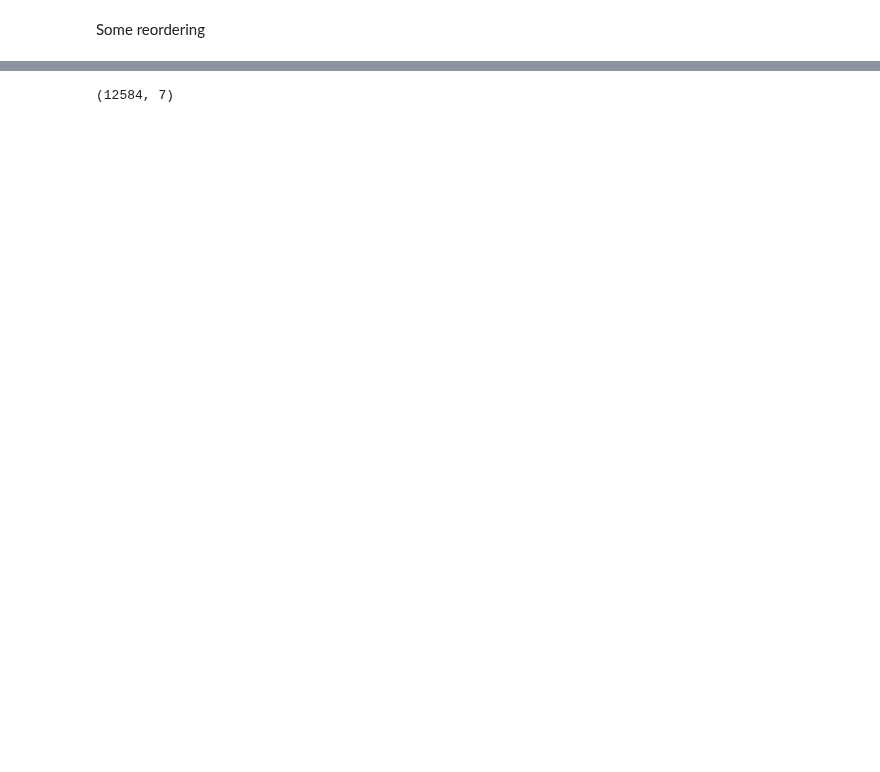
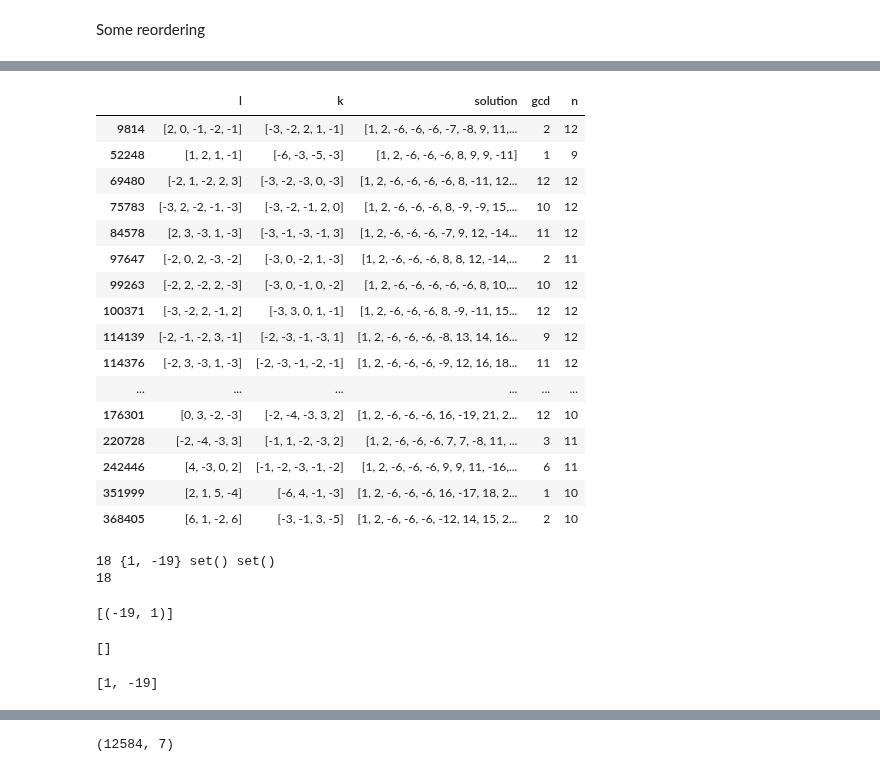
Before and after one commit to LBJ-Wade/anomaly, a Jupyter notebook: Type_II_Dark_Dirac_Seesaw.ipynb, the cells around one changed output, grey strips where cells are left out. Saved outputs shown, nothing was run; the diff lists cells and outputs as text; code cells hidden in the pictures; blank space fills up the shorter version.

```diff
--- a/Type_II_Dark_Dirac_Seesaw.ipynb
+++ b/Type_II_Dark_Dirac_Seesaw.ipynb
@@ -35 +265,38 @@ $$ \nu+s=0$$
+# %%
+ds[ds['solution'].astype(str).str.contains('\[1, 2, -6, -6, -6')]# ,−6,−6,−6,8,9,9,−11
+# %% [output]
+|  | l | k | solution | gcd | n |
+| 9814 | [2, 0, -1, -2, -1] | [-3, -2, 2, 1, -1] | [1, 2, -6, -6, -6, -7, -8, 9, 11,... | 2 | 12 |
+| 52248 | [1, 2, 1, -1] | [-6, -3, -5, -3] | [1, 2, -6, -6, -6, 8, 9, 9, -11] | 1 | 9 |
+| 69480 | [-2, 1, -2, 2, 3] | [-3, -2, -3, 0, -3] | [1, 2, -6, -6, -6, -6, 8, -11, 12... | 12 | 12 |
+| 75783 | [-3, 2, -2, -1, -3] | [-3, -2, -1, 2, 0] | [1, 2, -6, -6, -6, 8, -9, -9, 15,... | 10 | 12 |
+| 84578 | [2, 3, -3, 1, -3] | [-3, -1, -3, -1, 3] | [1, 2, -6, -6, -6, -7, 9, 12, -14... | 11 | 12 |
+| 97647 | [-2, 0, 2, -3, -2] | [-3, 0, -2, 1, -3] | [1, 2, -6, -6, -6, 8, 8, 12, -14,... | 2 | 11 |
+| 99263 | [-2, 2, -2, 2, -3] | [-3, 0, -1, 0, -2] | [1, 2, -6, -6, -6, -6, -6, 8, 10,... | 10 | 12 |
+| 100371 | [-3, -2, 2, -1, 2] | [-3, 3, 0, 1, -1] | [1, 2, -6, -6, -6, 8, -9, -11, 15... | 12 | 12 |
+| 114139 | [-2, -1, -2, 3, -1] | [-2, -3, -1, -3, 1] | [1, 2, -6, -6, -6, -8, 13, 14, 16... | 9 | 12 |
+| 114376 | [-2, 3, -3, 1, -3] | [-2, -3, -1, -2, -1] | [1, 2, -6, -6, -6, -9, 12, 16, 18... | 11 | 12 |
+| ... | ... | ... | ... | ... | ... |
+| 176301 | [0, 3, -2, -3] | [-2, -4, -3, 3, 2] | [1, 2, -6, -6, -6, 16, -19, 21, 2... | 12 | 10 |
+| 220728 | [-2, -4, -3, 3] | [-1, 1, -2, -3, 2] | [1, 2, -6, -6, -6, 7, 7, -8, 11, ... | 3 | 11 |
+| 242446 | [4, -3, 0, 2] | [-1, -2, -3, -1, -2] | [1, 2, -6, -6, -6, 9, 9, 11, -16,... | 6 | 11 |
+| 351999 | [2, 1, 5, -4] | [-6, 4, -1, -3] | [1, 2, -6, -6, -6, 16, -17, 18, 2... | 1 | 10 |
+| 368405 | [6, 1, -2, 6] | [-3, -1, 3, -5] | [1, 2, -6, -6, -6, -12, 14, 15, 2... | 2 | 10 |
+# %%
+if True:
+# %% [output]
+18 {1, -19} set() set()
+18
+# %%
+drs
+# %% [output]
+[(-19, 1)]
+# %%
+[m for m in majorana if abs(2*m)!=sp]
+# %% [output]
+[]
+# %%
+get_massles([1, 13, -19, -22],-9)
+# %% [output]
+[1, -19]
 # %%
```
Also changed, not shown: parts of 34 cells of this notebook, 3 other files.
